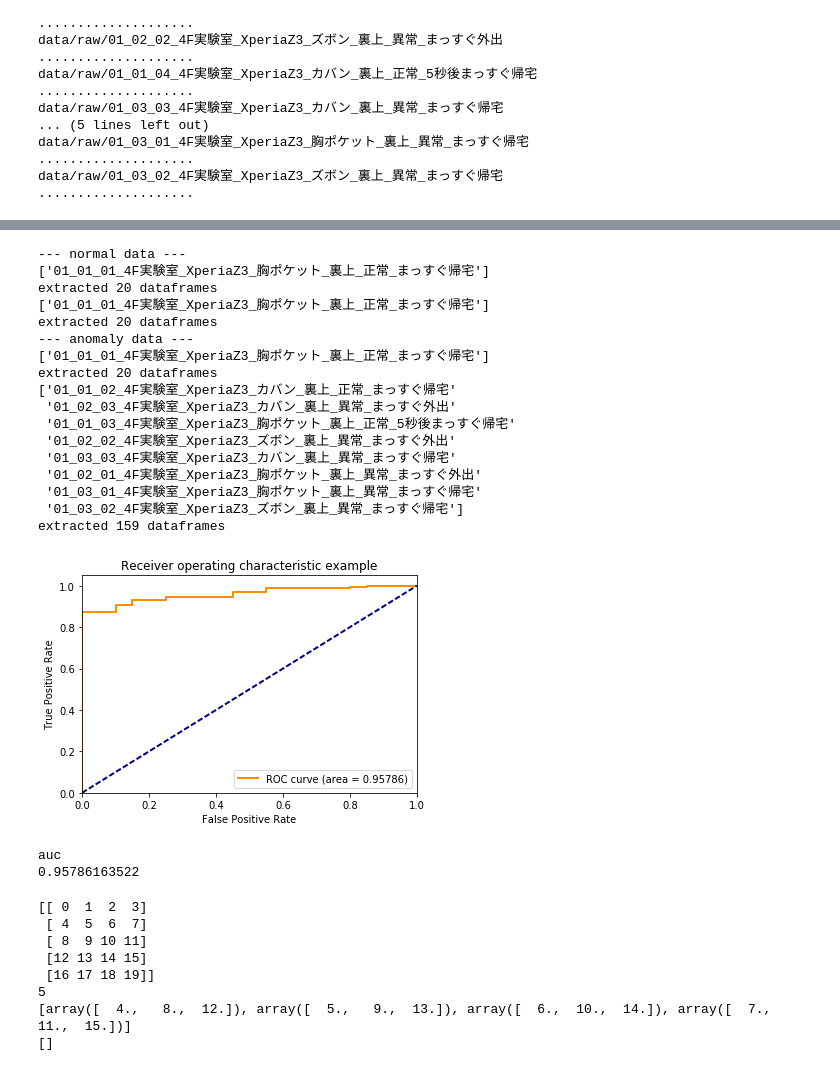
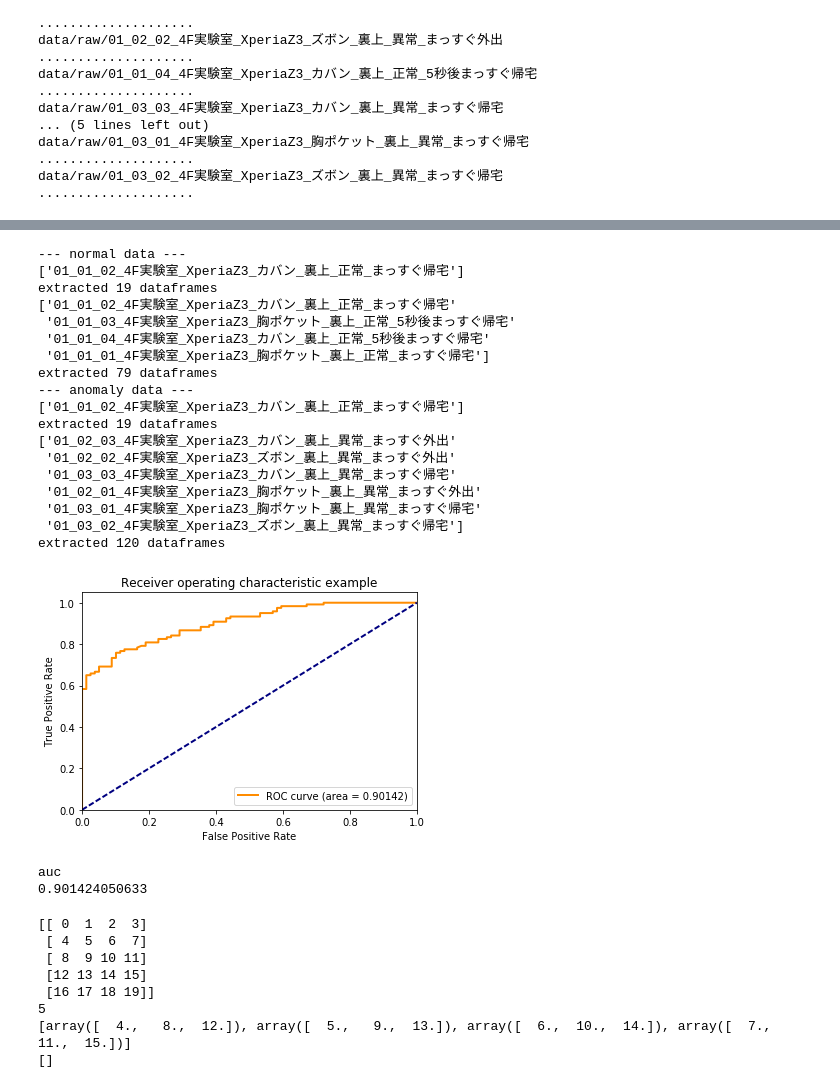
Before and after one commit to refluster/jupyter, a Jupyter notebook: 009.dkj_learn/evaluate.ipynb, the cells around one changed output, grey strips where cells are left out. Drawn from its saved outputs; the diff is of its cells as text; code cells hidden in the pictures.

```diff
--- a/009.dkj_learn/evaluate.ipynb
+++ b/009.dkj_learn/evaluate.ipynb
@@ -203,9 +189,9 @@ import estimator_rssibased as rssie
 def eval01():
     column=['rssi.a','rssi.b', ['linear_accel[0]','linear_accel[1]','linear_accel[2]']]
     before = 10
-    base = '01_01_01'
-    normal = '01_01_01'
-    anomaly = '01_0[23]'
+    base = '01_01_02'
+    normal = '^01_01'
+    anomaly = '^01_0[23]'
 
     print('--- normal data ---')
     data_2d_base, data_2d_n = datasets.get_normalized_data(ds,
@@ -244,6 +230,7 @@ def eval01():
     data_o = [d.ravel() for d in data_2d_o]
 
     model = knn.EstimatorKNN()
+    print(np.shape(data_n))
     model.fit(data_n)
     score_n = model.decision_function(data_n)
     score_o = model.decision_function(data_o)
@@ -283,9 +272,9 @@ def eval01():
     #column=['rssi.a','rssi.b', ['linear_accel[0]','linear_accel[1]','linear_accel[2]']]
     column=['rssi.a','rssi.b']
     before = 10
-    base = '01_01_01'
-    normal = '01_01_01'
-    anomaly = '01_0[23]'
+    base = '01_01_02'
+    normal = '^01_01'
+    anomaly = '^01_0[23]'
 
     print('--- normal data ---')
     data_2d_base, data_2d_n = datasets.get_normalized_data(ds,
@@ -294,46 +283,47 @@ def eval01():
                                                            before=before, after=0,
                                                            column=column)
 
     print('--- anomaly data ---')
     data_2d_base, data_2d_o = datasets.get_normalized_data(ds,
                                                            title_base=base,
                                                            title =anomaly,
                                                            before=before, after=0,
                                                            column=column)
 
     data_n = [d.ravel() for d in data_2d_n]
     data_o = [d.ravel() for d in data_2d_o]
 
     model = knn.EstimatorKNN()
     model.fit(data_n)
     score_n = model.decision_function(data_n)
     score_o = model.decision_function(data_o)
     auc = roc_auc.get_auc_from_normal_outlier(score_n, score_o)
     print('auc')
     print(auc)
 
 eval01()
 # %% [output]
 --- normal data ---
-['01_01_01_4F実験室_XperiaZ3_胸ポケット_裏上_正常_まっすぐ帰宅']
-extracted 20 dataframes
-['01_01_01_4F実験室_XperiaZ3_胸ポケット_裏上_正常_まっすぐ帰宅']
-extracted 20 dataframes
+['01_01_02_4F実験室_XperiaZ3_カバン_裏上_正常_まっすぐ帰宅']
+extracted 19 dataframes
+['01_01_02_4F実験室_XperiaZ3_カバン_裏上_正常_まっすぐ帰宅'
+ '01_01_03_4F実験室_XperiaZ3_胸ポケット_裏上_正常_5秒後まっすぐ帰宅'
+ '01_01_04_4F実験室_XperiaZ3_カバン_裏上_正常_5秒後まっすぐ帰宅'
+ '01_01_01_4F実験室_XperiaZ3_胸ポケット_裏上_正常_まっすぐ帰宅']
+extracted 79 dataframes
 --- anomaly data ---
-['01_01_01_4F実験室_XperiaZ3_胸ポケット_裏上_正常_まっすぐ帰宅']
-extracted 20 dataframes
-['01_01_02_4F実験室_XperiaZ3_カバン_裏上_正常_まっすぐ帰宅'
- '01_02_03_4F実験室_XperiaZ3_カバン_裏上_異常_まっすぐ外出'
- '01_01_03_4F実験室_XperiaZ3_胸ポケット_裏上_正常_5秒後まっすぐ帰宅'
+['01_01_02_4F実験室_XperiaZ3_カバン_裏上_正常_まっすぐ帰宅']
+extracted 19 dataframes
+['01_02_03_4F実験室_XperiaZ3_カバン_裏上_異常_まっすぐ外出'
  '01_02_02_4F実験室_XperiaZ3_ズボン_裏上_異常_まっすぐ外出'
  '01_03_03_4F実験室_XperiaZ3_カバン_裏上_異常_まっすぐ帰宅'
  '01_02_01_4F実験室_XperiaZ3_胸ポケット_裏上_異常_まっすぐ外出'
  '01_03_01_4F実験室_XperiaZ3_胸ポケット_裏上_異常_まっすぐ帰宅'
  '01_03_02_4F実験室_XperiaZ3_ズボン_裏上_異常_まっすぐ帰宅']
-extracted 159 dataframes
+extracted 120 dataframes
-[figure, old version]
+[figure, new version]
 auc
-0.95786163522
+0.901424050633
 # %%
 a = np.arange(0,20,1)
 a = a.reshape(-1,4)
```
Also changed, not shown: parts of 6 cells of this notebook, 1 other file.
